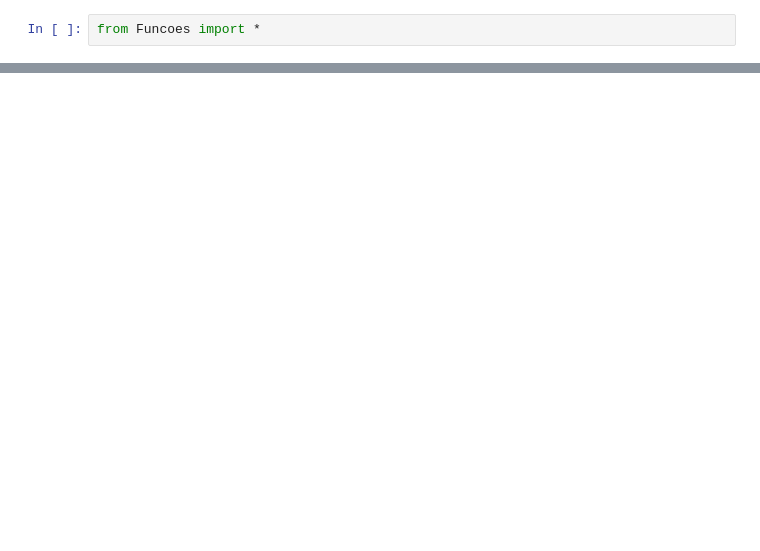
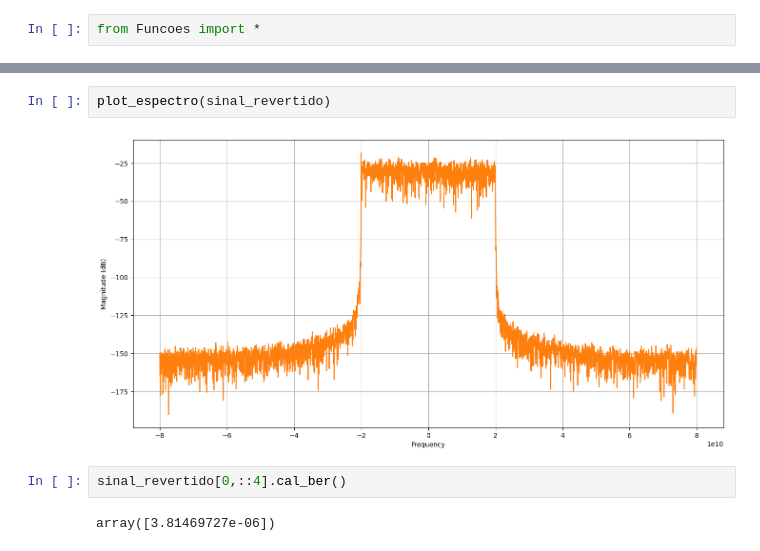
Before and after one commit to Matos-V/TCC_phase_detection_with_ML, a Jupyter notebook: Untitled.ipynb, the cells around one changed output, grey strips where cells are left out. Cells and saved outputs as stored; diff of their text form; blank space fills up the shorter version.

```diff
--- a/Untitled.ipynb
+++ b/Untitled.ipynb
@@ -30,0 +26,8 @@ dataset['phases'].shape
+# %%
+plot_espectro(sinal_revertido)
+# %% [output]
+[figure, added]
+# %%
+sinal_revertido[0,::4].cal_ber()
+# %% [output]
+array([3.81469727e-06])
```
Also changed, not shown: parts of 11 cells of this notebook, 1 other file.
